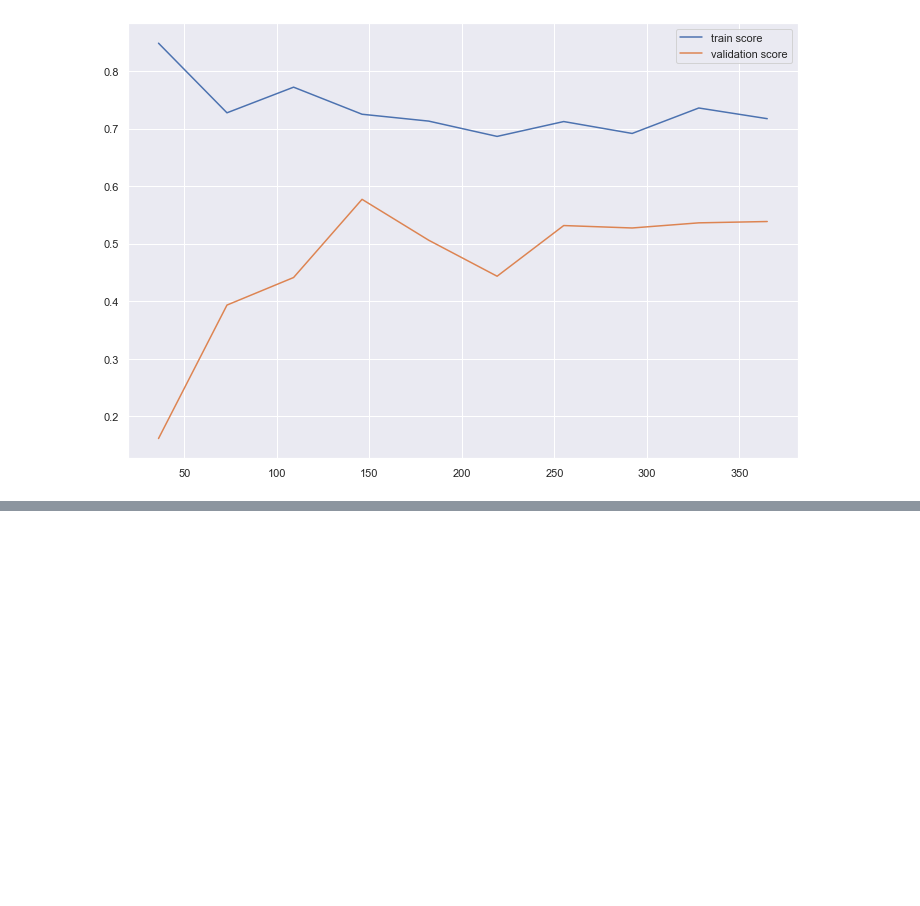
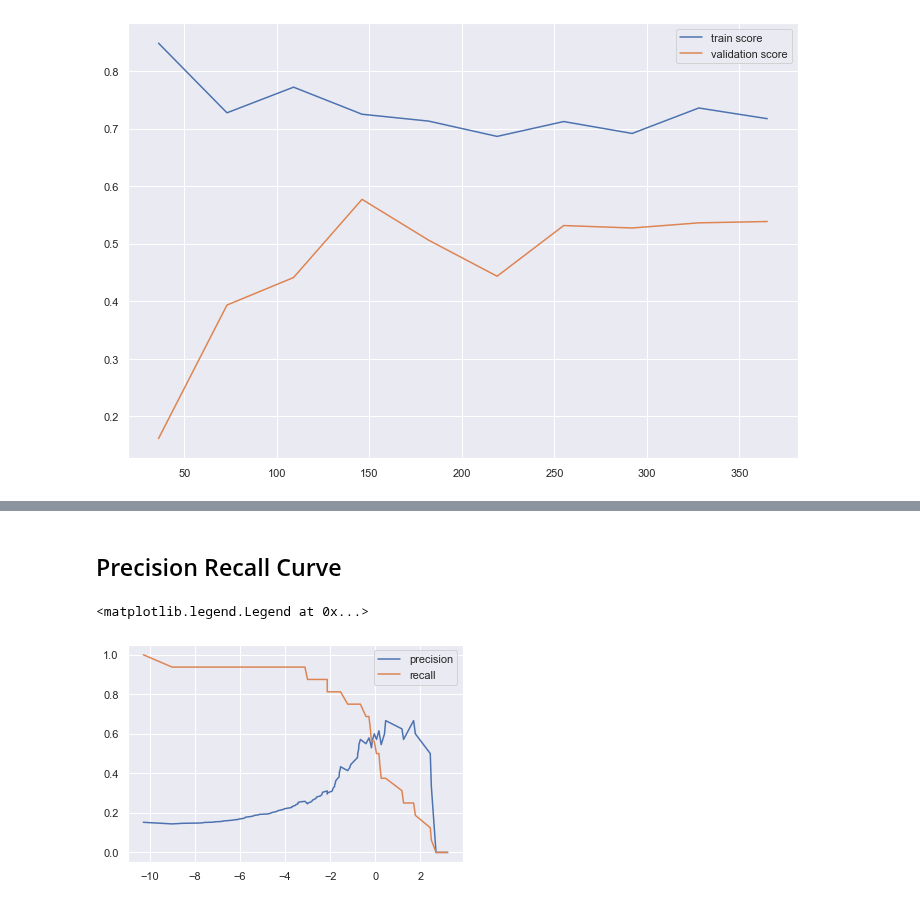
Before and after one commit to TrefleEncornet2/PortFolio, a Jupyter notebook: COVID_ML_modelling.ipynb, the cells around one changed output, grey strips where cells are left out. Drawn from its saved outputs; the diff is of its cells as text; code cells hidden in the pictures; blank space fills up the shorter version.

```diff
--- a/COVID_ML_modelling.ipynb
+++ b/COVID_ML_modelling.ipynb
@@ -152,0 +261,2 @@ weighted avg       0.86      0.86      0.86       111
+# %% [markdown]
+## Precision Recall Curve
@@ -152,0 +265,9 @@ weighted avg       0.86      0.86      0.86       111
+# %%
+precision, recall, threshold = precision_recall_curve(y_test, random_grid.best_estimator_.decision_function(X_test))
+# %%
+plt.plot(threshold, precision[:-1], label='precision')
+plt.plot(threshold, recall[:-1], label='recall')
+plt.legend()
+# %% [output]
+<matplotlib.legend.Legend at 0x...>
+[figure, added]
```
Also changed, not shown: parts of 20 cells of this notebook.
